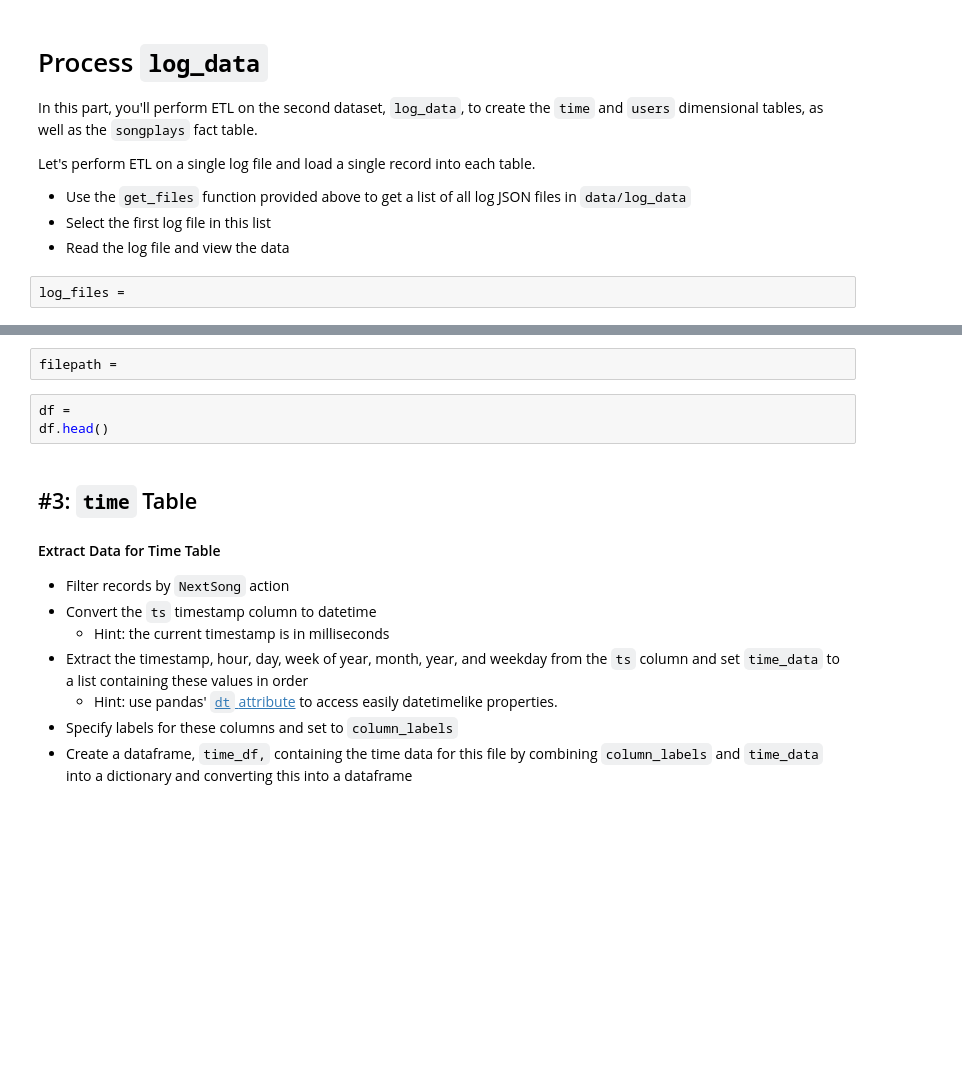
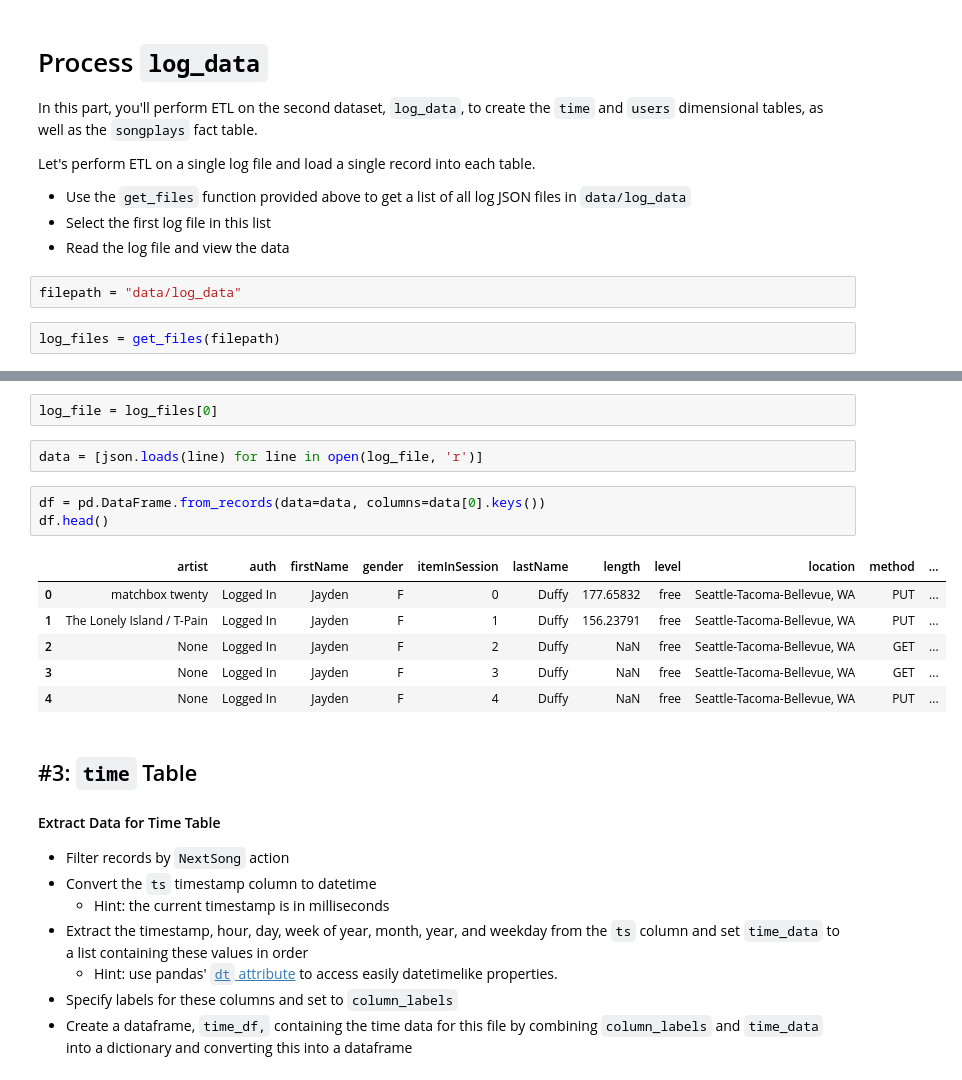
Before and after one commit to lpillmann/udacity-data-modeling-with-postgres, a Jupyter notebook: etl.ipynb, the cells around one changed output, grey strips where cells are left out. Drawn from its saved outputs; the diff is of its cells as text; blank space fills up the shorter version.

```diff
--- a/etl.ipynb
+++ b/etl.ipynb
@@ -116,5 +118,7 @@ Let's perform ETL on a single log file and load a single record into each table.
 - Use the `get_files` function provided above to get a list of all log JSON files in `data/log_data`
 - Select the first log file in this list
 - Read the log file and view the data
+# %%
+filepath = "data/log_data"
 # %%
-log_files =
+log_files = get_files(filepath)
@@ -123,8 +125,17 @@ SyntaxError: invalid syntax (<ipython-input-14-fb8ca7157d2e>, line 1)
-# %%
-filepath =
-# %%
-df =
-df.head()
+# %%
+log_file = log_files[0]
+# %%
+data = [json.loads(line) for line in open(log_file, 'r')]
+# %%
+df = pd.DataFrame.from_records(data=data, columns=data[0].keys())
+df.head()
+# %% [output]
+|  | artist | auth | firstName | gender | itemInSession | lastName | length | level | location | method | ... |
+| 0 | matchbox twenty | Logged In | Jayden | F | 0 | Duffy | 177.65832 | free | Seattle-Tacoma-Bellevue, WA | PUT | ... |
+| 1 | The Lonely Island / T-Pain | Logged In | Jayden | F | 1 | Duffy | 156.23791 | free | Seattle-Tacoma-Bellevue, WA | PUT | ... |
+| 2 | None | Logged In | Jayden | F | 2 | Duffy | NaN | free | Seattle-Tacoma-Bellevue, WA | GET | ... |
+| 3 | None | Logged In | Jayden | F | 3 | Duffy | NaN | free | Seattle-Tacoma-Bellevue, WA | GET | ... |
+| 4 | None | Logged In | Jayden | F | 4 | Duffy | NaN | free | Seattle-Tacoma-Bellevue, WA | PUT | ... |
 # %% [markdown]
 ## #3: `time` Table
 #### Extract Data for Time Table
```
Also changed, not shown: parts of 16 cells of this notebook, 2 other files.
